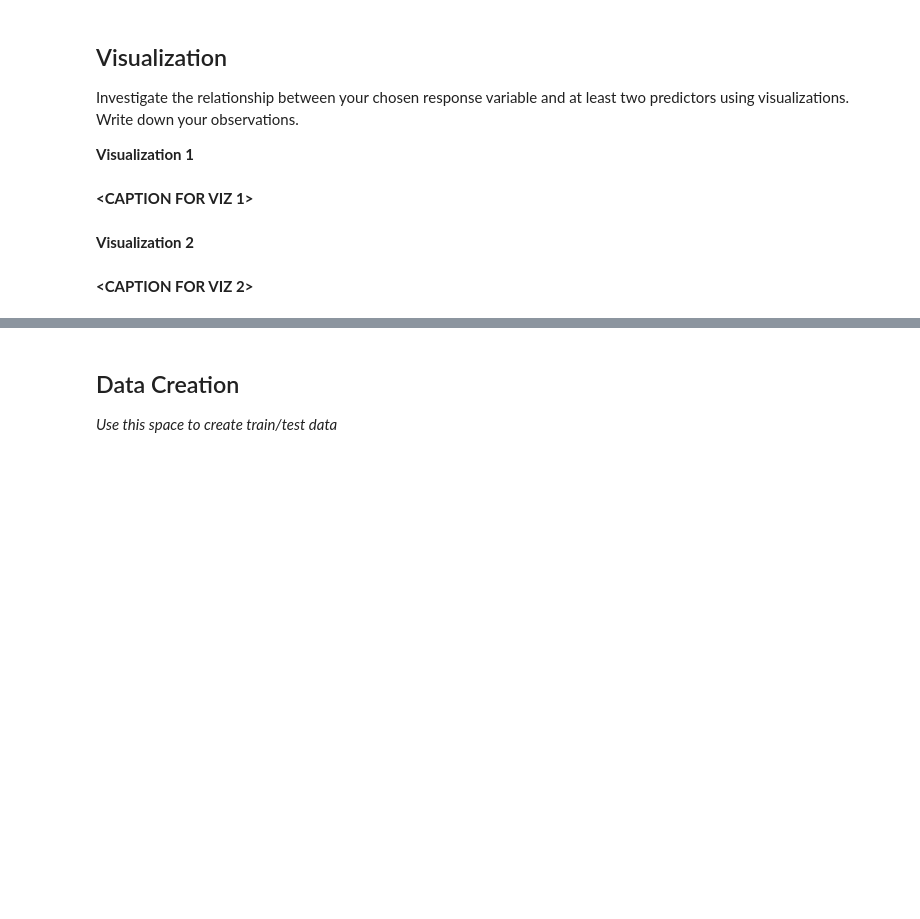
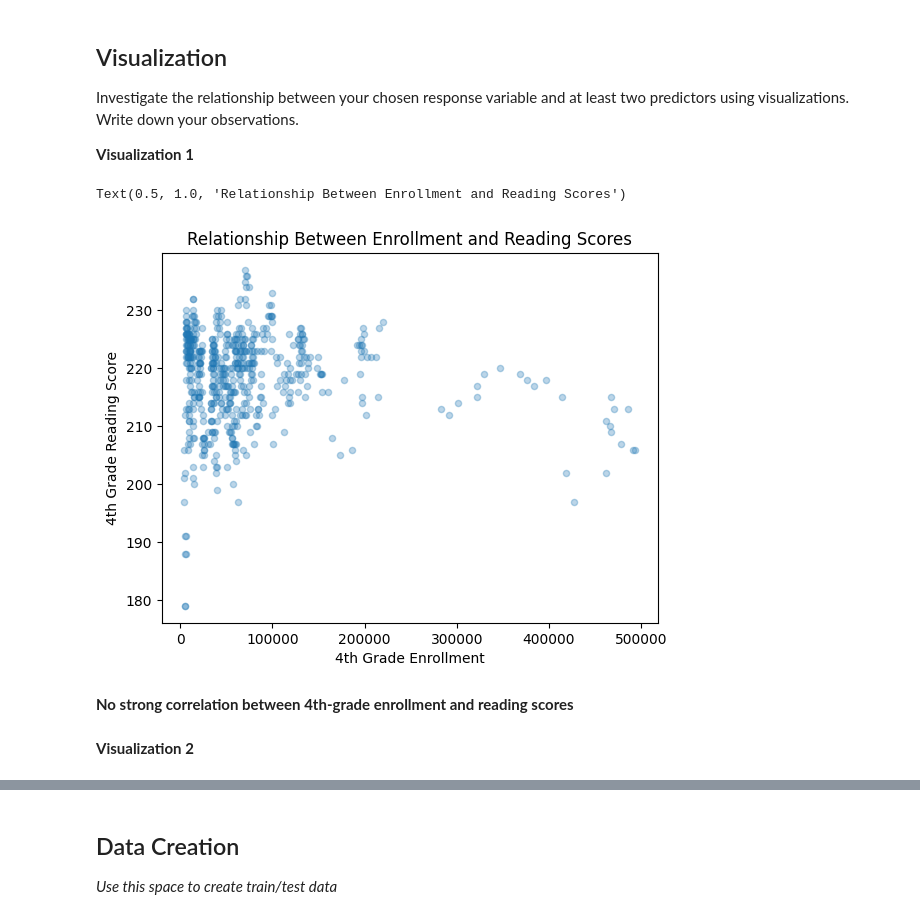
Before and after one commit to siddmoparti/MDST-Tutorial, a Jupyter notebook: tutorial1/checkpoint1.ipynb, the cells around one changed output, grey strips where cells are left out. Cells and saved outputs as stored; diff of their text form; code cells hidden in the pictures; blank space fills up the shorter version.

```diff
--- a/tutorial1/checkpoint1.ipynb
+++ b/tutorial1/checkpoint1.ipynb
@@ -122,4 +118,16 @@ Investigate the relationship between your chosen response variable and at least
-# %% [markdown]
-**<CAPTION FOR VIZ 1>**
+# %%
+# @@@ 6
+df.plot.scatter(x='GRADES_4_G', y='AVG_READING_4_SCORE', alpha=0.6)
+plt.xlabel('4th Grade Enrollment')
+plt.ylabel('4th Grade Reading Score')
+plt.title('Relationship Between Enrollment and Reading Scores')
+
+# There is not a strong linear correlation  between 4th-grade enrollment and 4th-grade average reading scores. There is a strong cluster of data between 210 and 230.
+# the higher the enrollments, there is a slight decline in reading score which shows there is a challenge in maintaining performance in large systems.
+# %% [output]
+Text(0.5, 1.0, 'Relationship Between Enrollment and Reading Scores')
+[figure, added]
+# %% [markdown]
+**No strong correlation between 4th-grade enrollment and reading scores**
 # %% [markdown]
 **Visualization 2**
@@ -128,2 +133,0 @@ Investigate the relationship between your chosen response variable and at least
-# %% [markdown]
-**<CAPTION FOR VIZ 2>**
```
Also changed, not shown: parts of 16 cells of this notebook, 1 other file.
